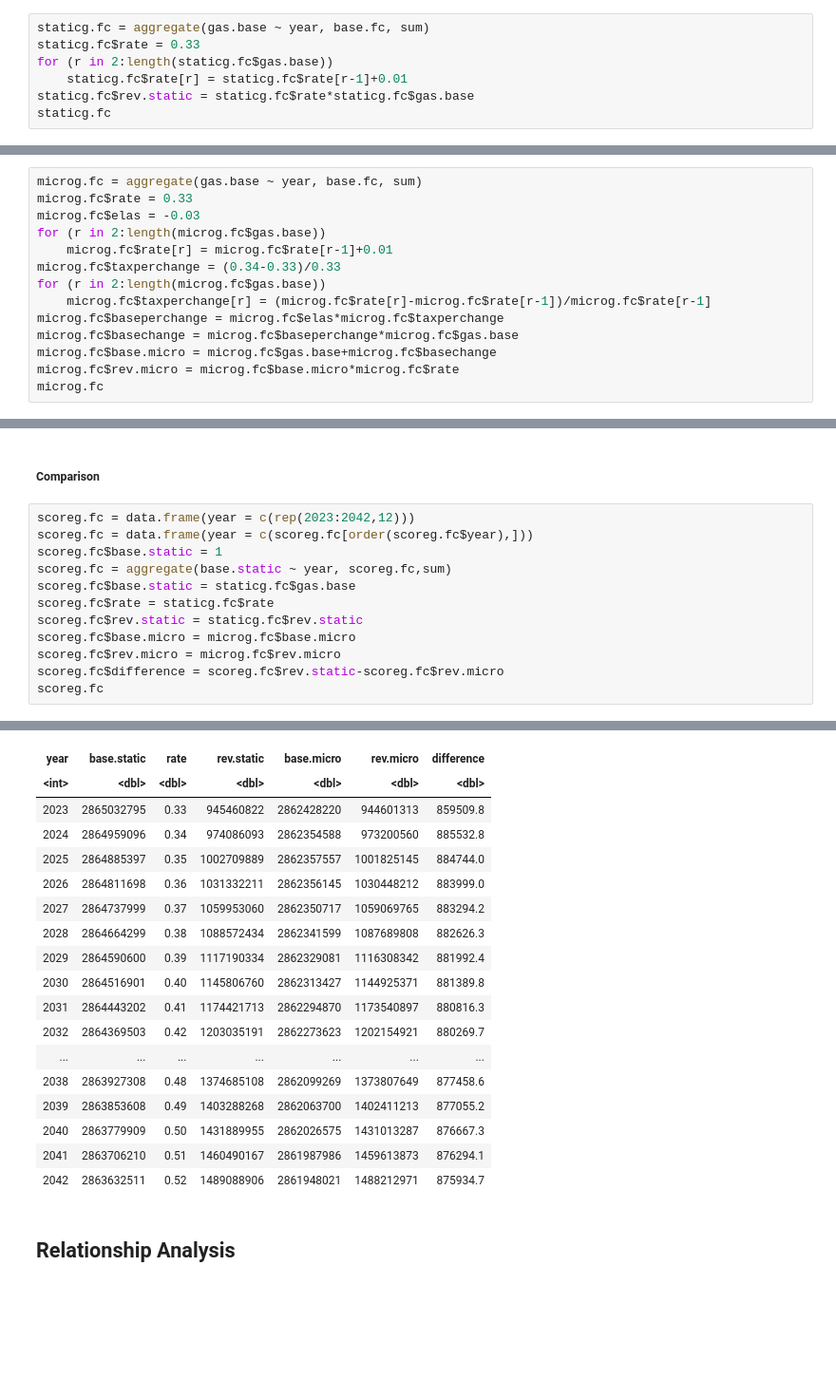
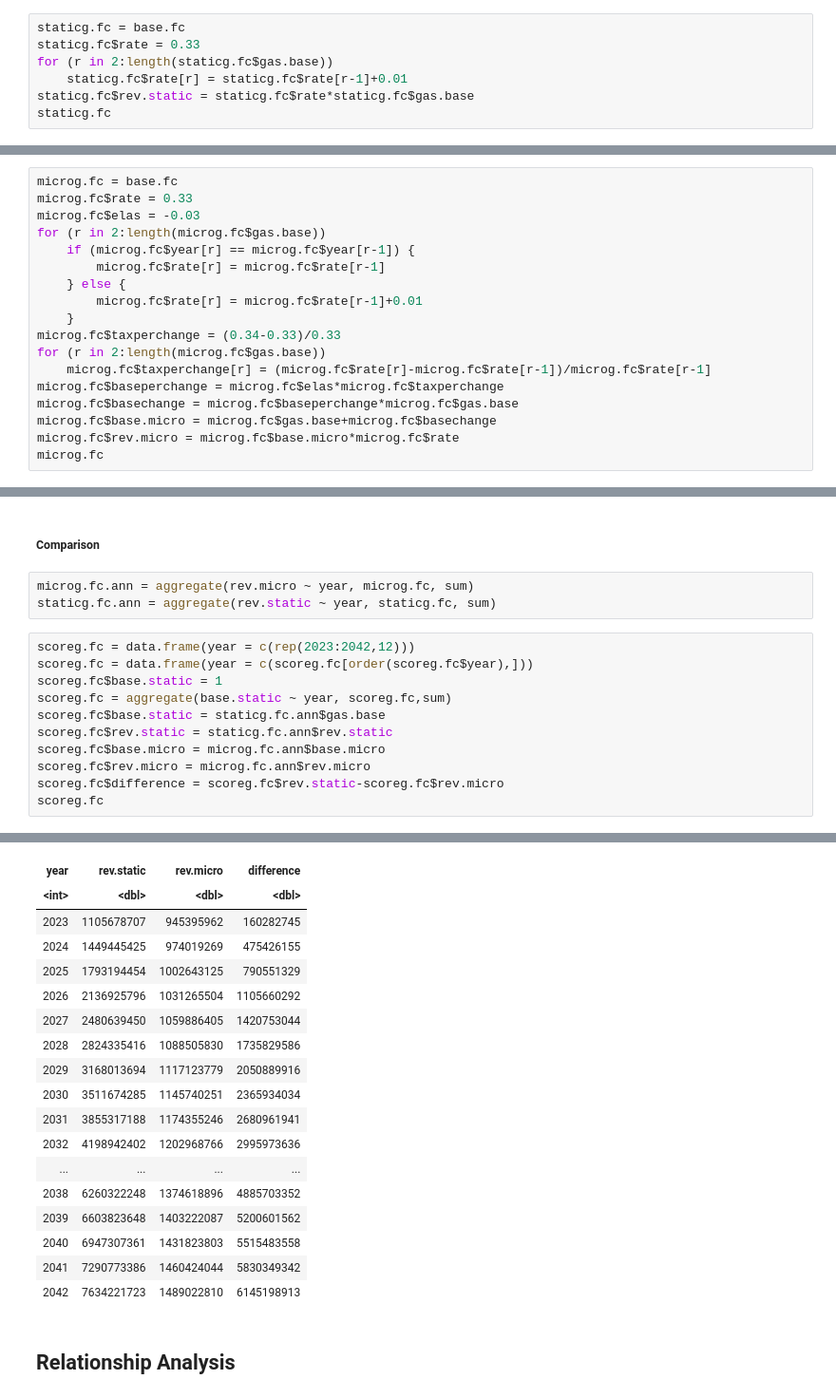
Before and after one commit to n-smalley/f606-Final-Project, a Jupyter notebook: analysis-r.ipynb, the cells around one changed output, grey strips where cells are left out. Shown at 95% size. Saved outputs shown, nothing was run; the diff lists cells and outputs as text; blank space fills up the shorter version.

```diff
--- a/analysis-r.ipynb
+++ b/analysis-r.ipynb
@@ -332,7 +317,7 @@ A data.frame: 20 x 4
 # %% [markdown]
 #### Static
 # %%
-staticg.fc = aggregate(gas.base ~ year, base.fc, sum)
+staticg.fc = base.fc
 staticg.fc$rate = 0.33
 for (r in 2:length(staticg.fc$gas.base))
     staticg.fc$rate[r] = staticg.fc$rate[r-1]+0.01
@@ -361,11 +346,15 @@ A data.frame: 20 x 4
 # %% [markdown]
 ##### Microdynamic
 # %%
-microg.fc = aggregate(gas.base ~ year, base.fc, sum)
+microg.fc = base.fc
 microg.fc$rate = 0.33
 microg.fc$elas = -0.03
 for (r in 2:length(microg.fc$gas.base))
-    microg.fc$rate[r] = microg.fc$rate[r-1]+0.01
+    if (microg.fc$year[r] == microg.fc$year[r-1]) {
+        microg.fc$rate[r] = microg.fc$rate[r-1]
+    } else {
+        microg.fc$rate[r] = microg.fc$rate[r-1]+0.01
+    }
 microg.fc$taxperchange = (0.34-0.33)/0.33
 for (r in 2:length(microg.fc$gas.base))
     microg.fc$taxperchange[r] = (microg.fc$rate[r]-microg.fc$rate[r-1])/microg.fc$rate[r-1]
@@ -397,15 +386,17 @@ A data.frame: 20 x 9
 # %% [markdown]
 ##### Comparison
+# %%
+microg.fc.ann = aggregate(rev.micro ~ year, microg.fc, sum)
+staticg.fc.ann = aggregate(rev.static ~ year, staticg.fc, sum)
 # %%
 scoreg.fc = data.frame(year = c(rep(2023:2042,12)))
 scoreg.fc = data.frame(year = c(scoreg.fc[order(scoreg.fc$year),]))
 scoreg.fc$base.static = 1
 scoreg.fc = aggregate(base.static ~ year, scoreg.fc,sum)
-scoreg.fc$base.static = staticg.fc$gas.base
-scoreg.fc$rate = staticg.fc$rate
-scoreg.fc$rev.static = staticg.fc$rev.static
-scoreg.fc$base.micro = microg.fc$base.micro
-scoreg.fc$rev.micro = microg.fc$rev.micro
+scoreg.fc$base.static = staticg.fc.ann$gas.base
+scoreg.fc$rev.static = staticg.fc.ann$rev.static
+scoreg.fc$base.micro = microg.fc.ann$base.micro
+scoreg.fc$rev.micro = microg.fc.ann$rev.micro
 scoreg.fc$difference = scoreg.fc$rev.static-scoreg.fc$rev.micro
 scoreg.fc
 # %% [output]
@@ -413,21 +404,21 @@ A data.frame: 20 x 7
-| year | base.static | rate | rev.static | base.micro | rev.micro | difference |
-| <int> | <dbl> | <dbl> | <dbl> | <dbl> | <dbl> | <dbl> |
-| 2023 | 2865032795 | 0.33 | 945460822 | 2862428220 | 944601313 | 859509.8 |
-| 2024 | 2864959096 | 0.34 | 974086093 | 2862354588 | 973200560 | 885532.8 |
-| 2025 | 2864885397 | 0.35 | 1002709889 | 2862357557 | 1001825145 | 884744.0 |
-| 2026 | 2864811698 | 0.36 | 1031332211 | 2862356145 | 1030448212 | 883999.0 |
-| 2027 | 2864737999 | 0.37 | 1059953060 | 2862350717 | 1059069765 | 883294.2 |
-| 2028 | 2864664299 | 0.38 | 1088572434 | 2862341599 | 1087689808 | 882626.3 |
-| 2029 | 2864590600 | 0.39 | 1117190334 | 2862329081 | 1116308342 | 881992.4 |
-| 2030 | 2864516901 | 0.40 | 1145806760 | 2862313427 | 1144925371 | 881389.8 |
-| 2031 | 2864443202 | 0.41 | 1174421713 | 2862294870 | 1173540897 | 880816.3 |
-| 2032 | 2864369503 | 0.42 | 1203035191 | 2862273623 | 1202154921 | 880269.7 |
-| ... | ... | ... | ... | ... | ... | ... |
-| 2038 | 2863927308 | 0.48 | 1374685108 | 2862099269 | 1373807649 | 877458.6 |
-| 2039 | 2863853608 | 0.49 | 1403288268 | 2862063700 | 1402411213 | 877055.2 |
-| 2040 | 2863779909 | 0.50 | 1431889955 | 2862026575 | 1431013287 | 876667.3 |
-| 2041 | 2863706210 | 0.51 | 1460490167 | 2861987986 | 1459613873 | 876294.1 |
-| 2042 | 2863632511 | 0.52 | 1489088906 | 2861948021 | 1488212971 | 875934.7 |
+| year | rev.static | rev.micro | difference |
+| <int> | <dbl> | <dbl> | <dbl> |
+| 2023 | 1105678707 | 945395962 | 160282745 |
+| 2024 | 1449445425 | 974019269 | 475426155 |
+| 2025 | 1793194454 | 1002643125 | 790551329 |
+| 2026 | 2136925796 | 1031265504 | 1105660292 |
+| 2027 | 2480639450 | 1059886405 | 1420753044 |
+| 2028 | 2824335416 | 1088505830 | 1735829586 |
+| 2029 | 3168013694 | 1117123779 | 2050889916 |
+| 2030 | 3511674285 | 1145740251 | 2365934034 |
+| 2031 | 3855317188 | 1174355246 | 2680961941 |
+| 2032 | 4198942402 | 1202968766 | 2995973636 |
+| ... | ... | ... | ... |
+| 2038 | 6260322248 | 1374618896 | 4885703352 |
+| 2039 | 6603823648 | 1403222087 | 5200601562 |
+| 2040 | 6947307361 | 1431823803 | 5515483558 |
+| 2041 | 7290773386 | 1460424044 | 5830349342 |
+| 2042 | 7634221723 | 1489022810 | 6145198913 |
 # %% [markdown]
 ## Relationship Analysis
 # %%
```
Also changed, not shown: parts of 55 cells of this notebook, 3 other files.
